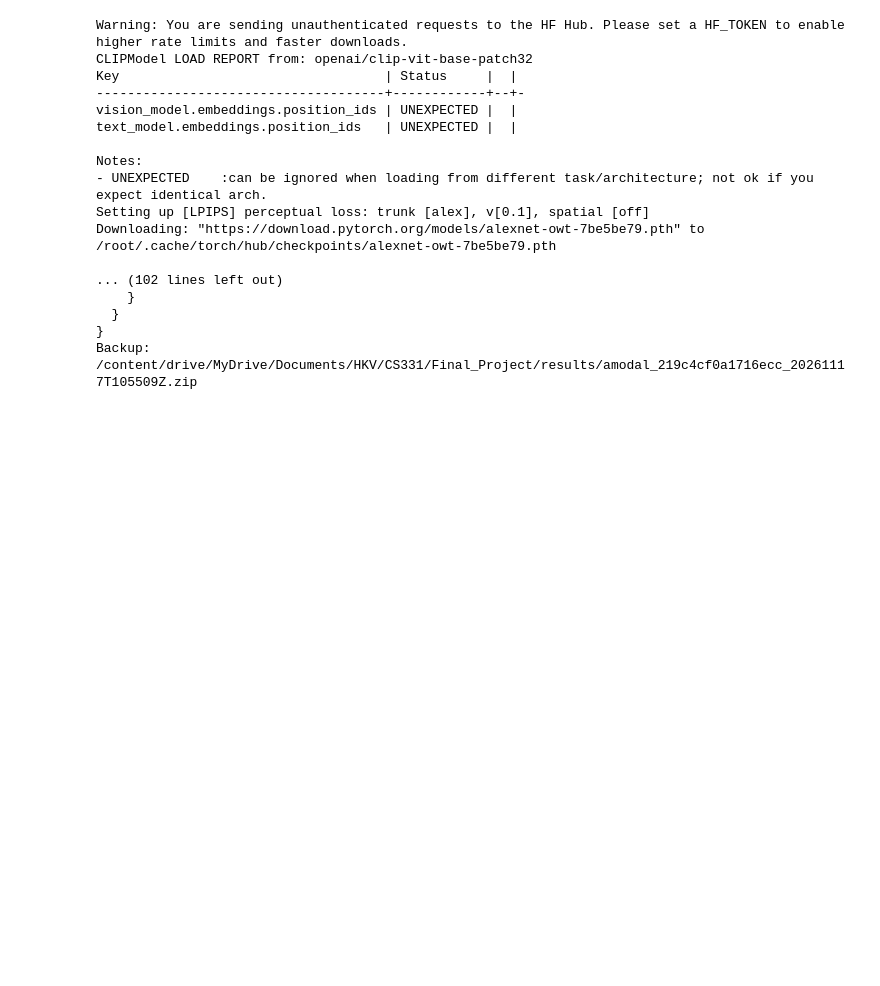
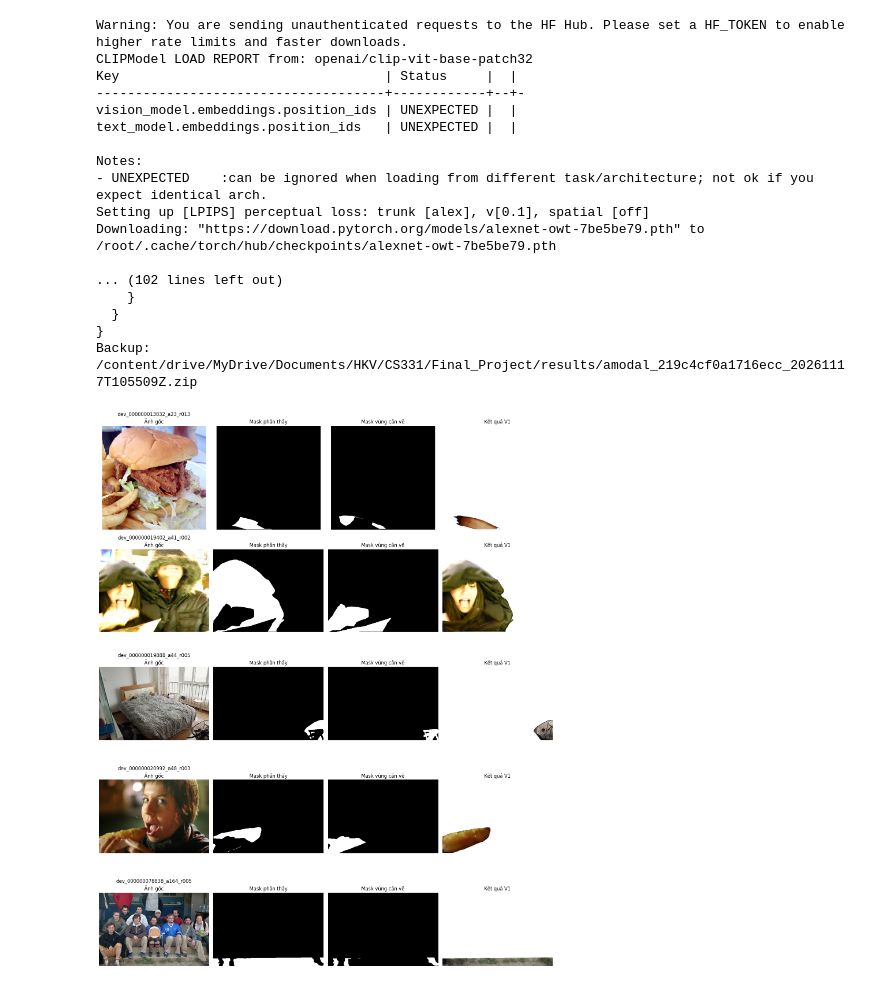
Before and after one commit to QuyTran2906/CS331.R11-Computer-Vision-Project, a Jupyter notebook: notebooks/Amodal_Completion_Colab.ipynb, the cells around one changed output. Saved outputs shown, nothing was run; the diff lists cells and outputs as text; code cells hidden in the pictures; blank space fills up the shorter version.

```diff
--- a/notebooks/Amodal_Completion_Colab.ipynb
+++ b/notebooks/Amodal_Completion_Colab.ipynb
@@ -266,3 +266,27 @@ Downloading: "https://download.pytorch.org/models/alexnet-owt-7be5be79.pth" to /
   }
 }
 Backup: /content/drive/MyDrive/Documents/HKV/CS331/Final_Project/results/amodal_219c4cf0a1716ecc_20261117T105509Z.zip
+# %%
+import matplotlib.pyplot as plt
+from PIL import Image
+
+SHOW = 5  # số mẫu muốn xem
+profile = json.loads(marker("v1").read_text(encoding="utf-8"))["profile"]
+jobs = sorted((PROJECT / "outputs" / "runs" / profile).glob("*/*/completion.png"))[:SHOW]
+
+cols = [("input.png", "Ảnh gốc"), ("visible.png", "Mask phần thấy"),
+        ("occluded_input.png", "Mask vùng cần vẽ"), ("completion.png", "Kết quả V1")]
+fig, axes = plt.subplots(len(jobs), 4, figsize=(16, 4 * len(jobs)), squeeze=False)
+for r, done in enumerate(jobs):
+    job = done.parent
+    for c, (name, title) in enumerate(cols):
+        img = Image.open(job / name)
+        if img.mode == "RGBA":  # đặt kết quả lên nền trắng cho dễ nhìn
+            bg = Image.new("RGBA", img.size, (255, 255, 255, 255))
+            img = Image.alpha_composite(bg, img).convert("RGB")
+        axes[r][c].imshow(img, cmap="gray")
+        axes[r][c].set_title(f"{job.parent.name}\n{title}" if c == 0 else title)
+        axes[r][c].axis("off")
+plt.tight_layout(); plt.show()
+# %% [output]
+[figure, added]
```
